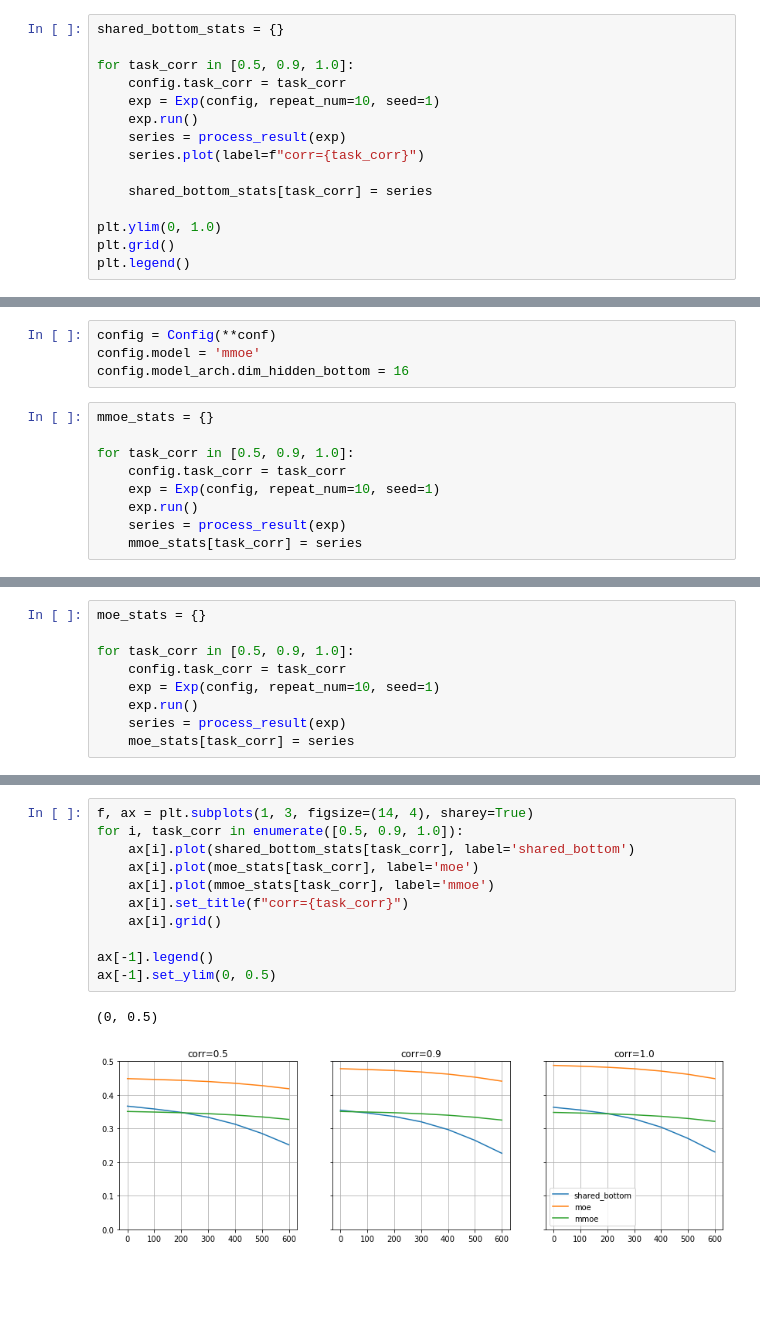
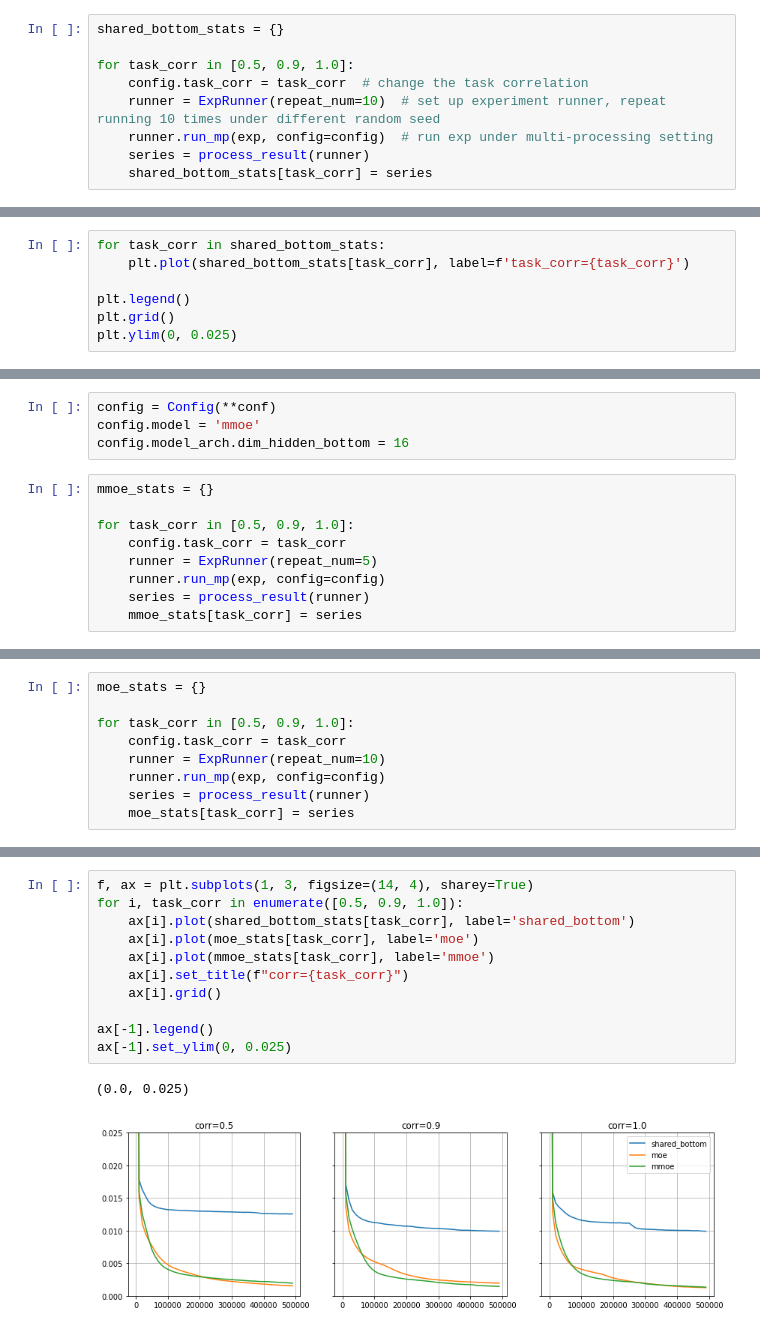
Before and after one commit to jz95/ml-paper-lab, a Jupyter notebook: notebooks/mmoe.ipynb, the cells around one changed output, grey strips where cells are left out. Drawn from its saved outputs; the diff is of its cells as text; blank space fills up the shorter version.

```diff
--- a/notebooks/mmoe.ipynb
+++ b/notebooks/mmoe.ipynb
@@ -43,15 +56,9 @@ print(config)
 shared_bottom_stats = {}
 
 for task_corr in [0.5, 0.9, 1.0]:
-    config.task_corr = task_corr
-    exp = Exp(config, repeat_num=10, seed=1)
-    exp.run()
-    series = process_result(exp)
-    series.plot(label=f"corr={task_corr}")
-
+    config.task_corr = task_corr  # change the task correlation
+    runner = ExpRunner(repeat_num=10)  # set up experiment runner, repeat running 10 times under different random seed
+    runner.run_mp(exp, config=config)  # run exp under multi-processing setting
+    series = process_result(runner)
     shared_bottom_stats[task_corr] = series
-
-plt.ylim(0, 1.0)
-plt.grid()
-plt.legend()
 # %% [output]
@@ -62,0 +90,7 @@ VanillaSharedBottomRegressor, with 13124 parameters
+# %%
+for task_corr in shared_bottom_stats:
+    plt.plot(shared_bottom_stats[task_corr], label=f'task_corr={task_corr}')
+
+plt.legend()
+plt.grid()
+plt.ylim(0, 0.025)
@@ -71,7 +108,7 @@ mmoe_stats = {}
 
 for task_corr in [0.5, 0.9, 1.0]:
     config.task_corr = task_corr
-    exp = Exp(config, repeat_num=10, seed=1)
-    exp.run()
-    series = process_result(exp)
+    runner = ExpRunner(repeat_num=5)
+    runner.run_mp(exp, config=config)
+    series = process_result(runner)
     mmoe_stats[task_corr] = series
@@ -92,7 +123,7 @@ moe_stats = {}
 
 for task_corr in [0.5, 0.9, 1.0]:
     config.task_corr = task_corr
-    exp = Exp(config, repeat_num=10, seed=1)
-    exp.run()
-    series = process_result(exp)
+    runner = ExpRunner(repeat_num=10)
+    runner.run_mp(exp, config=config)
+    series = process_result(runner)
     moe_stats[task_corr] = series
@@ -105,14 +132,14 @@ MoERegressor, with 13872 parameters
 # %%
 f, ax = plt.subplots(1, 3, figsize=(14, 4), sharey=True)
 for i, task_corr in enumerate([0.5, 0.9, 1.0]):
     ax[i].plot(shared_bottom_stats[task_corr], label='shared_bottom')
     ax[i].plot(moe_stats[task_corr], label='moe')
     ax[i].plot(mmoe_stats[task_corr], label='mmoe')
     ax[i].set_title(f"corr={task_corr}")
     ax[i].grid()
 
 ax[-1].legend()
-ax[-1].set_ylim(0, 0.5)
+ax[-1].set_ylim(0, 0.025)
 # %% [output]
-(0, 0.5)
+(0.0, 0.025)
-[figure, old version]
+[figure, new version]
```
Also changed, not shown: parts of 14 cells of this notebook, 9 other files.
